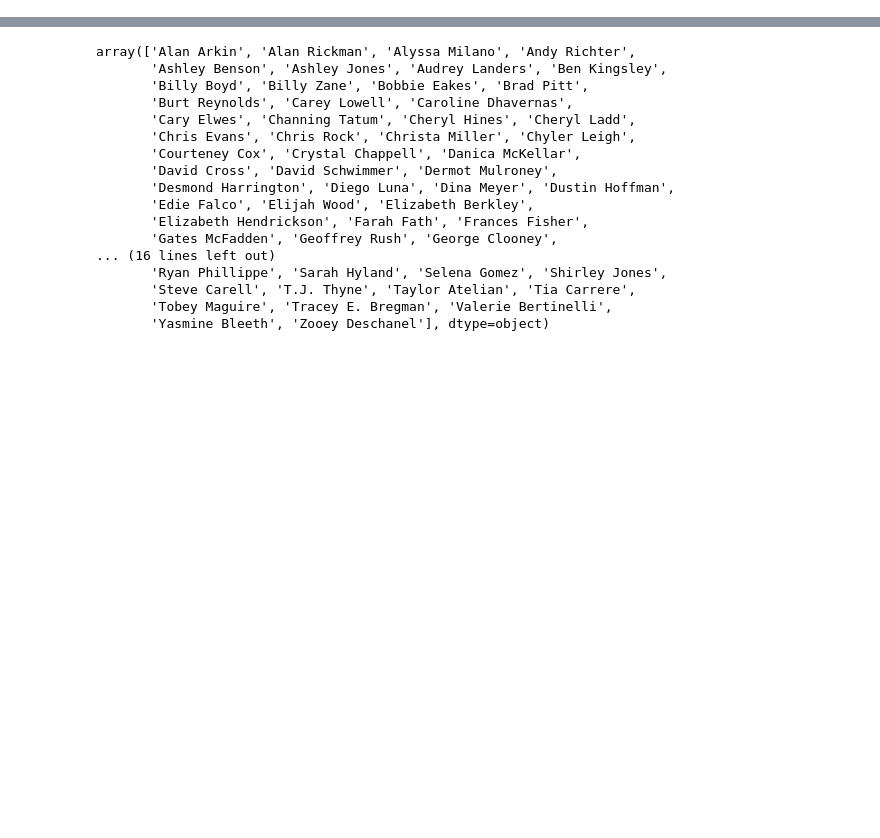
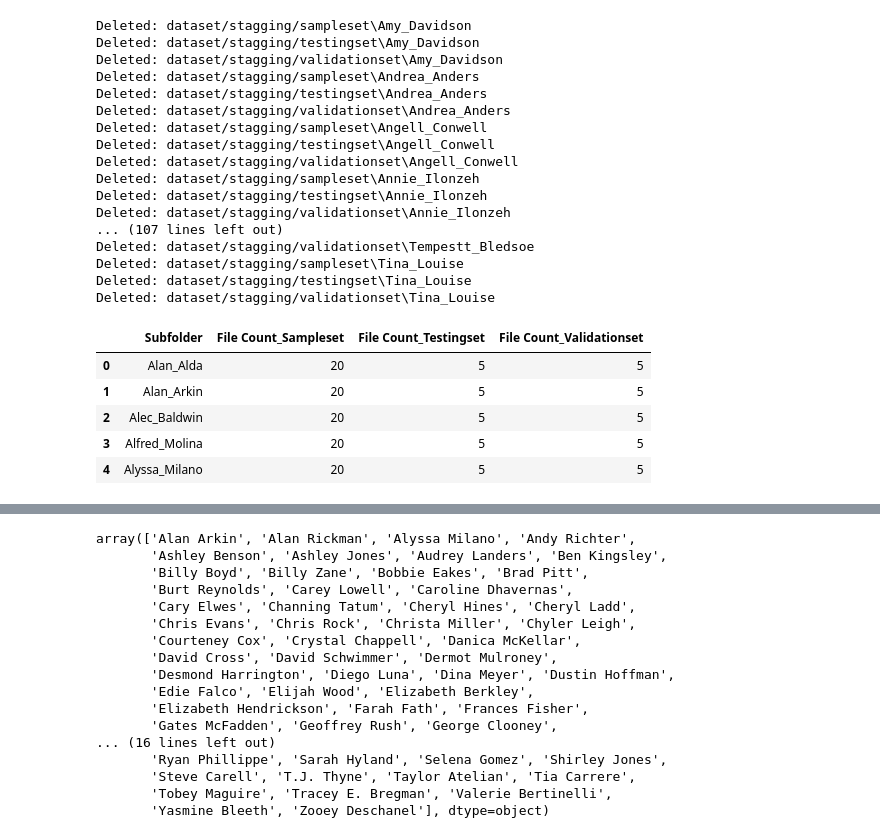
Before and after one commit to Najwanyusnianda/s2ai_project_assignment, a Jupyter notebook: assignment_03/check_dataset_folder.ipynb, the cells around one changed output, grey strips where cells are left out. Drawn from its saved outputs; the diff is of its cells as text; code cells hidden in the pictures; blank space fills up the shorter version.

```diff
--- a/assignment_03/check_dataset_folder.ipynb
+++ b/assignment_03/check_dataset_folder.ipynb
@@ -1,3 +1,68 @@
+# %%
+import os
+import shutil
+import pandas as pd
+
+def list_subfolders_and_count_files(root_directory):
+    """Lists subfolders and counts the number of files in each subfolder."""
+    subfolder_file_counts = {}
+    for dirpath, dirnames, filenames in os.walk(root_directory):
+        if dirpath == root_directory:
+            for dirname in dirnames:
+                subfolder_path = os.path.join(dirpath, dirname)
+                file_count = len([f for f in os.listdir(subfolder_path) if os.path.isfile(os.path.join(subfolder_path, f))])
+                subfolder_file_counts[dirname] = file_count
+    return subfolder_file_counts
+
+# Define dataset paths
+sampleset_path = "dataset/stagging/sampleset"
+testingset_path = "dataset/stagging/testingset"
+validationset_path = "dataset/stagging/validationset"
+
+# Count files in each set
+df_Sampleset = pd.DataFrame(list(list_subfolders_and_count_files(sampleset_path).items()), columns=['Subfolder', 'File Count_Sampleset'])
+df_Testingset = pd.DataFrame(list(list_subfolders_and_count_files(testingset_path).items()), columns=['Subfolder', 'File Count_Testingset'])
+df_Validationset = pd.DataFrame(list(list_subfolders_and_count_files(validationset_path).items()), columns=['Subfolder', 'File Count_Validationset'])
+
+# Merge DataFrames
+df_combined = df_Sampleset.merge(df_Testingset, on='Subfolder', suffixes=('_Sampleset', '_Testingset'))
+df_combined = df_combined.merge(df_Validationset, on='Subfolder')
+df_combined.rename(columns={'File Count': 'File Count_Validationset'}, inplace=True)
+
+# Delete subfolders where File Count_Testingset < 5
+for subfolder in df_combined[df_combined['File Count_Testingset'] < 5]['Subfolder']:
+    for dataset_path in [sampleset_path, testingset_path, validationset_path]:
+        subfolder_path = os.path.join(dataset_path, subfolder)
+        if os.path.exists(subfolder_path):
+            shutil.rmtree(subfolder_path)  # Deletes folder and all its contents
+            print(f"Deleted: {subfolder_path}")
+
+# Display the updated dataframe
+df_combined.head()
+# %% [output]
+Deleted: dataset/stagging/sampleset\Amy_Davidson
+Deleted: dataset/stagging/testingset\Amy_Davidson
+Deleted: dataset/stagging/validationset\Amy_Davidson
+Deleted: dataset/stagging/sampleset\Andrea_Anders
+Deleted: dataset/stagging/testingset\Andrea_Anders
+Deleted: dataset/stagging/validationset\Andrea_Anders
+Deleted: dataset/stagging/sampleset\Angell_Conwell
+Deleted: dataset/stagging/testingset\Angell_Conwell
+Deleted: dataset/stagging/validationset\Angell_Conwell
+Deleted: dataset/stagging/sampleset\Annie_Ilonzeh
+Deleted: dataset/stagging/testingset\Annie_Ilonzeh
+Deleted: dataset/stagging/validationset\Annie_Ilonzeh
+... (107 lines left out)
+Deleted: dataset/stagging/validationset\Tempestt_Bledsoe
+Deleted: dataset/stagging/sampleset\Tina_Louise
+Deleted: dataset/stagging/testingset\Tina_Louise
+Deleted: dataset/stagging/validationset\Tina_Louise
+|  | Subfolder | File Count_Sampleset | File Count_Testingset | File Count_Validationset |
+| 0 | Alan_Alda | 20 | 5 | 5 |
+| 1 | Alan_Arkin | 20 | 5 | 5 |
+| 2 | Alec_Baldwin | 20 | 5 | 5 |
+| 3 | Alfred_Molina | 20 | 5 | 5 |
+| 4 | Alyssa_Milano | 20 | 5 | 5 |
 # %%
 import os
 import pandas as pd
```
Also changed, not shown: parts of 8 cells of this notebook, 11 other files.
